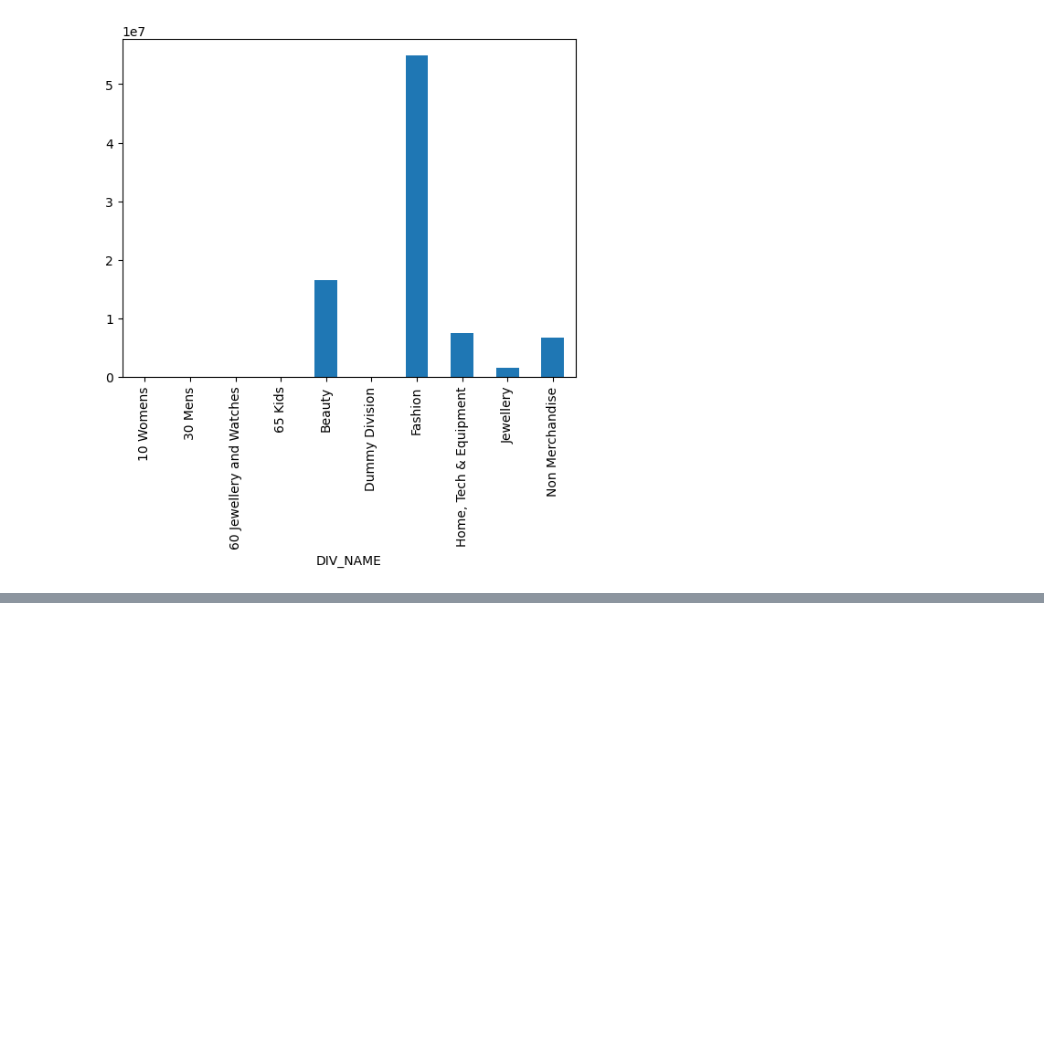
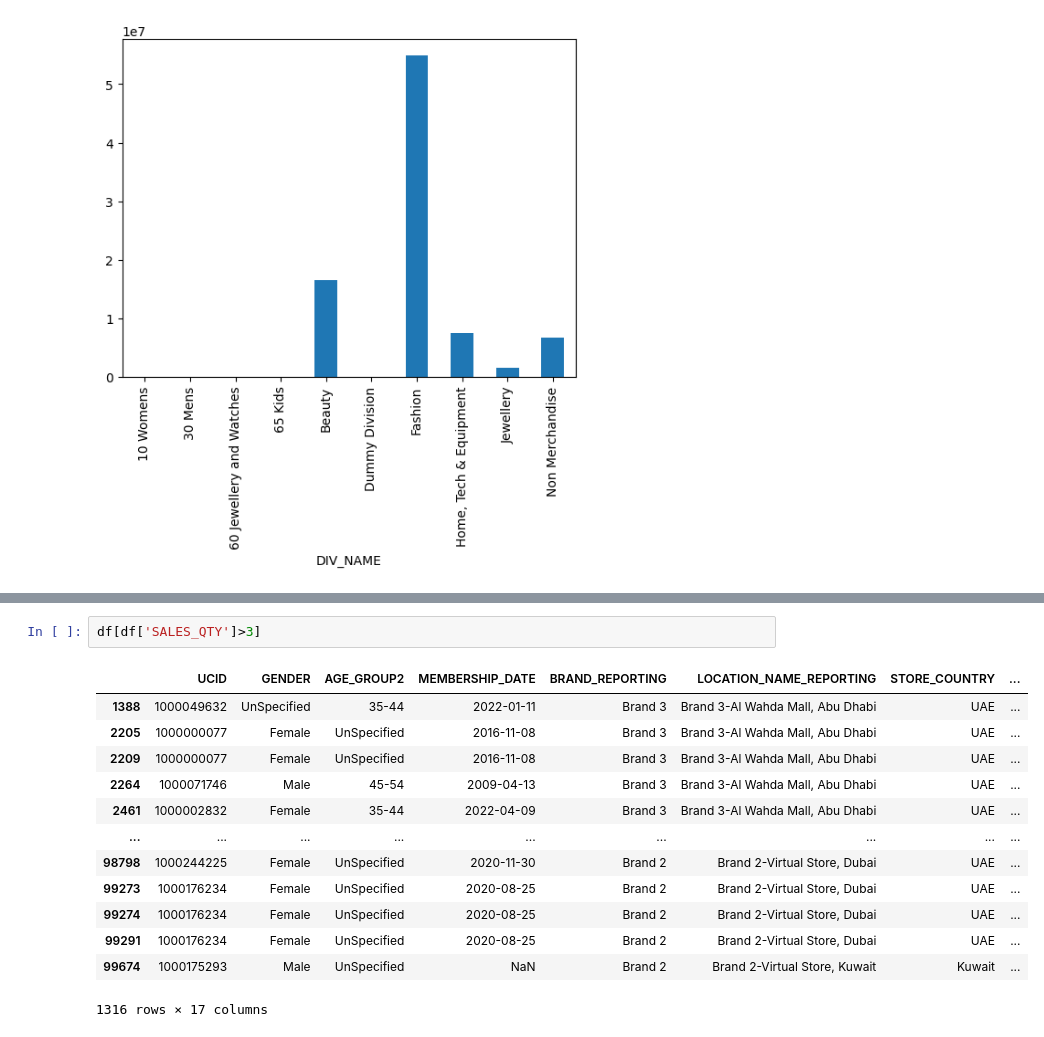
Before and after one commit to maheshpeiris0/customer_behaviour_analysis, a Jupyter notebook: data_analysis.ipynb, the cells around one changed output, grey strips where cells are left out. Cells and saved outputs as stored; diff of their text form; blank space fills up the shorter version.

```diff
--- a/data_analysis.ipynb
+++ b/data_analysis.ipynb
@@ -103,0 +114,16 @@ df.groupby('DIV_NAME')['NET_SALES_AMOUNT'].sum().plot(kind='bar')
+# %%
+df[df['SALES_QTY']>3]
+# %% [output]
+|  | UCID | GENDER | AGE_GROUP2 | MEMBERSHIP_DATE | BRAND_REPORTING | LOCATION_NAME_REPORTING | STORE_COUNTRY | ... |
+| 1388 | 1000049632 | UnSpecified | 35-44 | 2022-01-11 | Brand 3 | Brand 3-Al Wahda Mall, Abu Dhabi | UAE | ... |
+| 2205 | 1000000077 | Female | UnSpecified | 2016-11-08 | Brand 3 | Brand 3-Al Wahda Mall, Abu Dhabi | UAE | ... |
+| 2209 | 1000000077 | Female | UnSpecified | 2016-11-08 | Brand 3 | Brand 3-Al Wahda Mall, Abu Dhabi | UAE | ... |
+| 2264 | 1000071746 | Male | 45-54 | 2009-04-13 | Brand 3 | Brand 3-Al Wahda Mall, Abu Dhabi | UAE | ... |
+| 2461 | 1000002832 | Female | 35-44 | 2022-04-09 | Brand 3 | Brand 3-Al Wahda Mall, Abu Dhabi | UAE | ... |
+| ... | ... | ... | ... | ... | ... | ... | ... | ... |
+| 98798 | 1000244225 | Female | UnSpecified | 2020-11-30 | Brand 2 | Brand 2-Virtual Store, Dubai | UAE | ... |
+| 99273 | 1000176234 | Female | UnSpecified | 2020-08-25 | Brand 2 | Brand 2-Virtual Store, Dubai | UAE | ... |
+| 99274 | 1000176234 | Female | UnSpecified | 2020-08-25 | Brand 2 | Brand 2-Virtual Store, Dubai | UAE | ... |
+| 99291 | 1000176234 | Female | UnSpecified | 2020-08-25 | Brand 2 | Brand 2-Virtual Store, Dubai | UAE | ... |
+| 99674 | 1000175293 | Male | UnSpecified | NaN | Brand 2 | Brand 2-Virtual Store, Kuwait | Kuwait | ... |
+1316 rows × 17 columns
```
Also changed, not shown: parts of 5 cells of this notebook.
